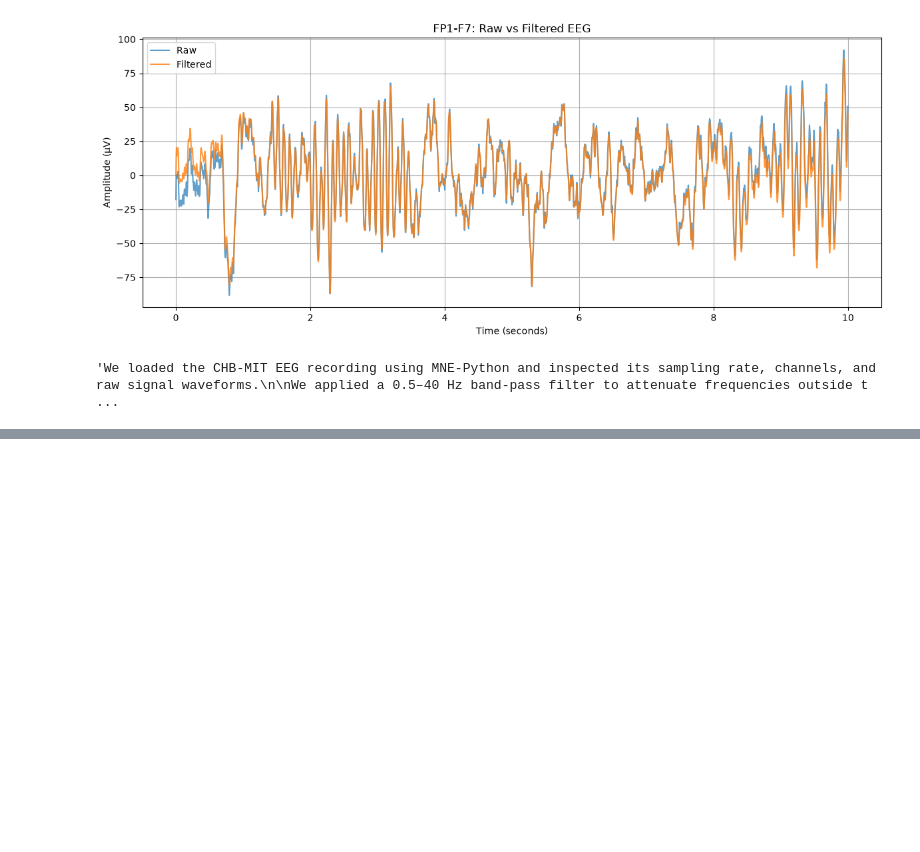
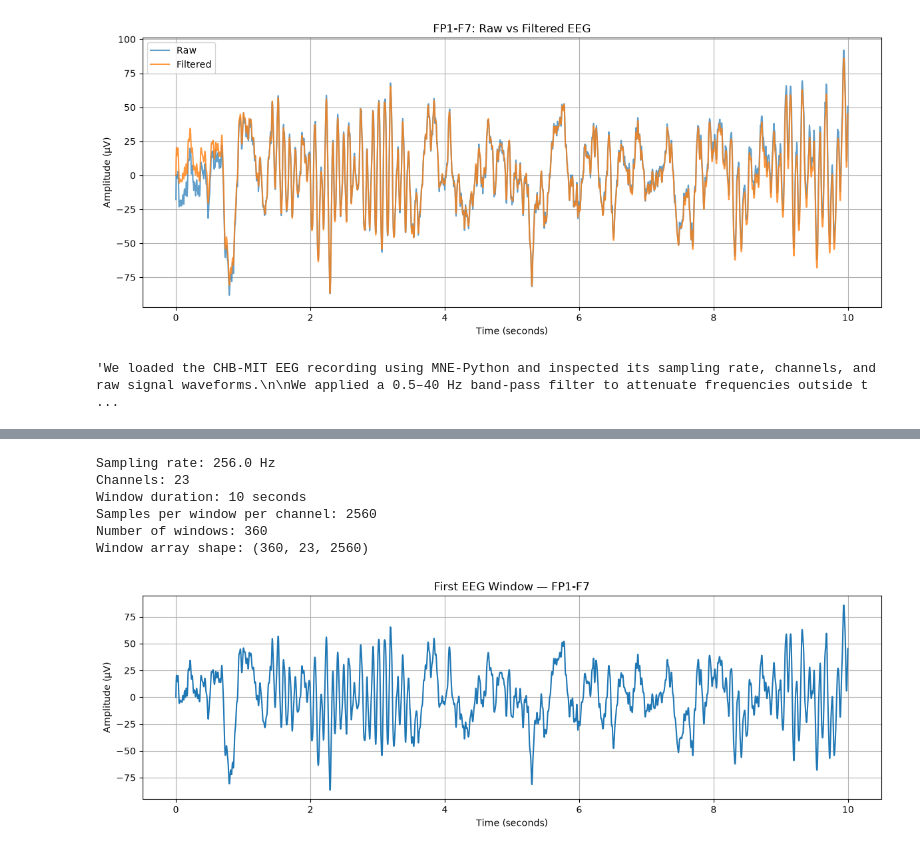
Before and after one commit to hxr-shit/neuroscope, a Jupyter notebook: notebooks/01_sanity_check.ipynb, the cells around one changed output, grey strips where cells are left out. Drawn from its saved outputs; the diff is of its cells as text; code cells hidden in the pictures; blank space fills up the shorter version.

```diff
--- a/notebooks/01_sanity_check.ipynb
+++ b/notebooks/01_sanity_check.ipynb
@@ -154,0 +158,58 @@ We applied a 0.5–40 Hz band-pass filter to attenuate frequencies outside the s
+# %%
+import numpy as np
+
+# Configuration
+WINDOW_SECONDS = 10
+SFREQ = filtered.info["sfreq"]
+
+# Convert seconds into samples
+WINDOW_SAMPLES = int(WINDOW_SECONDS * SFREQ)
+
+# Get EEG data: channels × samples
+eeg_data = filtered.get_data()
+
+# Calculate how many complete windows fit
+n_channels, n_samples = eeg_data.shape
+n_windows = n_samples // WINDOW_SAMPLES
+
+# Discard any incomplete remainder at the end
+usable_samples = n_windows * WINDOW_SAMPLES
+eeg_data = eeg_data[:, :usable_samples]
+
+# Divide into windows
+windows = eeg_data.reshape(
+    n_channels,
+    n_windows,
+    WINDOW_SAMPLES
+).transpose(1, 0, 2)
+
+print("Sampling rate:", SFREQ, "Hz")
+print("Channels:", n_channels)
+print("Window duration:", WINDOW_SECONDS, "seconds")
+print("Samples per window per channel:", WINDOW_SAMPLES)
+print("Number of windows:", len(windows))
+print("Window array shape:", windows.shape)
+# %% [output]
+Sampling rate: 256.0 Hz
+Channels: 23
+Window duration: 10 seconds
+Samples per window per channel: 2560
+Number of windows: 360
+Window array shape: (360, 23, 2560)
+# %%
+import matplotlib.pyplot as plt
+
+times = np.arange(WINDOW_SAMPLES) / SFREQ
+
+plt.figure(figsize=(12, 4))
+plt.plot(times, windows[0, 0, :] * 1e6)
+plt.xlabel("Time (seconds)")
+plt.ylabel("Amplitude (µV)")
+plt.title(
+    f"First EEG Window — {filtered.ch_names[0]}"
+)
+plt.grid(True)
+plt.tight_layout()
+plt.show()
+# %% [output]
+[figure, added]
```
Also changed, not shown: parts of 2 cells of this notebook.
